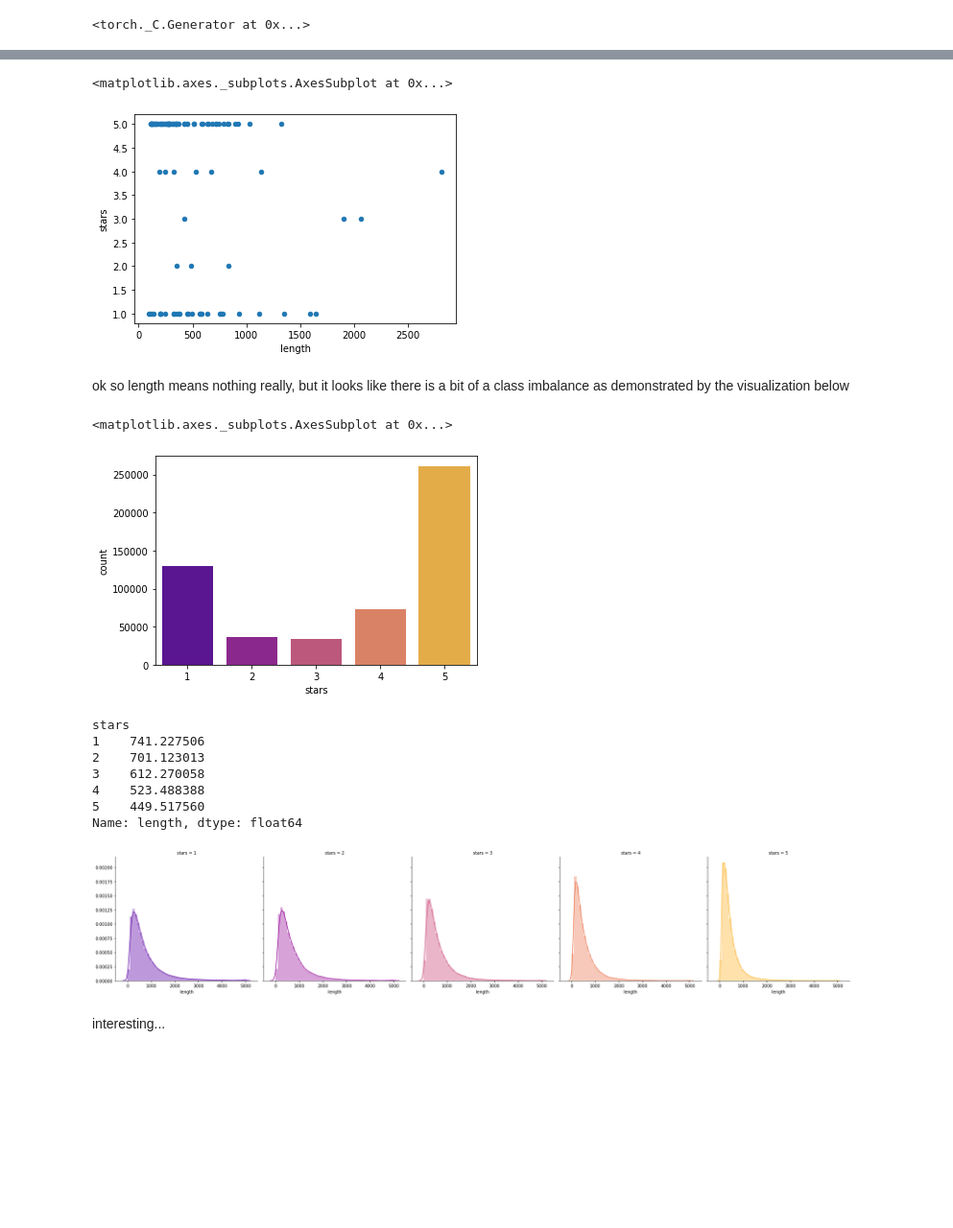
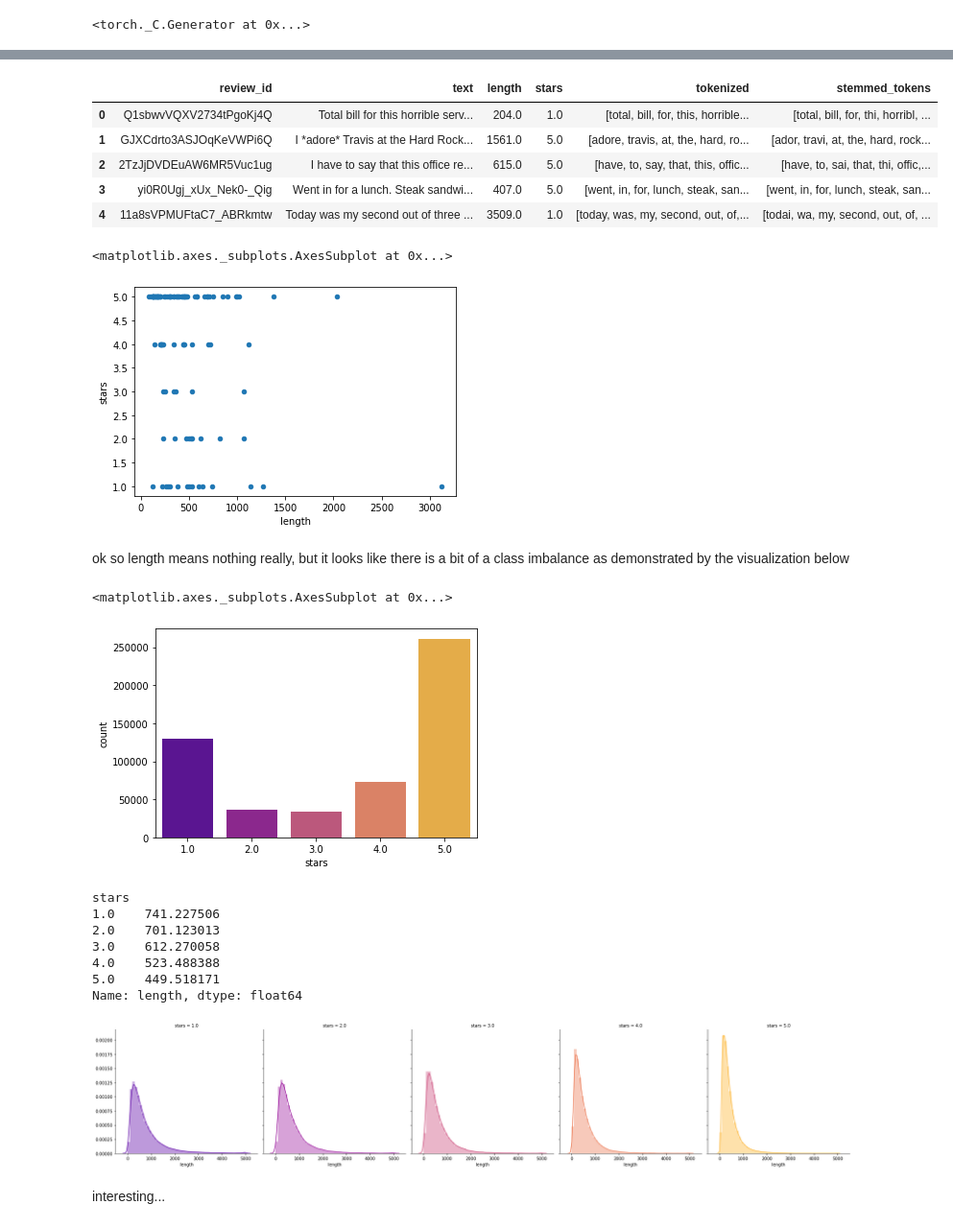
Before and after one commit to tanveed/team-t, a Jupyter notebook: NLP Yelp.ipynb, the cells around one changed output, grey strips where cells are left out. Shown at 96% size. Drawn from its saved outputs; the diff is of its cells as text; code cells hidden in the pictures; blank space fills up the shorter version.

```diff
--- a/NLP Yelp.ipynb
+++ b/NLP Yelp.ipynb
@@ -28,3 +73,3 @@ torch.manual_seed(1) #for reproducibility
 # %%
-yelp = pd.read_json("./yelp_review_training_dataset.jsonl", lines = True)
-yelp.head()
+yelp = pd.read_csv('./output_reviews_top.csv')
+yelp.head();
@@ -38,5 +76,6 @@ yelp.head()
 # %%
-rev_len = yelp['text'].apply(len)
+rev_len = yelp['text'].str.len()
+yelp.drop(columns = ['Unnamed: 0'], axis = 1, inplace = True)
 yelp.insert(2, "length", rev_len, True)
 yelp.head()
 # %% [output]
@@ -48,0 +88,3 @@ yelp.head()
+# %%
+yelp['tokenized'] = [simple_preprocess(str(line), deacc=True) for line in yelp['text']]
+yelp.head()
@@ -49,27 +98,39 @@ yelp.head()
+# %%
+from gensim.parsing.porter import PorterStemmer
+porter_stemmer = PorterStemmer()
+yelp['stemmed_tokens'] = [[porter_stemmer.stem(word) for word in tokens] for tokens in yelp['tokenized']]
+yelp.head()
+# %% [output]
+|  | review_id | text | length | stars | tokenized | stemmed_tokens |
+| 0 | Q1sbwvVQXV2734tPgoKj4Q | Total bill for this horrible serv... | 204.0 | 1.0 | [total, bill, for, this, horrible... | [total, bill, for, thi, horribl, ... |
+| 1 | GJXCdrto3ASJOqKeVWPi6Q | I *adore* Travis at the Hard Rock... | 1561.0 | 5.0 | [adore, travis, at, the, hard, ro... | [ador, travi, at, the, hard, rock... |
+| 2 | 2TzJjDVDEuAW6MR5Vuc1ug | I have to say that this office re... | 615.0 | 5.0 | [have, to, say, that, this, offic... | [have, to, sai, that, thi, offic,... |
+| 3 | yi0R0Ugj_xUx_Nek0-_Qig | Went in for a lunch. Steak sandwi... | 407.0 | 5.0 | [went, in, for, lunch, steak, san... | [went, in, for, lunch, steak, san... |
+| 4 | 11a8sVPMUFtaC7_ABRkmtw | Today was my second out of three ... | 3509.0 | 1.0 | [today, was, my, second, out, of,... | [todai, wa, my, second, out, of, ... |
 # %%
 random_plot = yelp.sample(100)
 random_plot.plot.scatter(x = 'length', y = 'stars')
 # %% [output]
 <matplotlib.axes._subplots.AxesSubplot at 0x...>
-[figure, old version]
+[figure, new version]
 # %% [markdown]
 ok so length means nothing really, but it looks like there is a bit of a class imbalance as demonstrated by the visualization below
 # %%
 sns.countplot(yelp['stars'], palette = 'plasma')
 # %% [output]
 <matplotlib.axes._subplots.AxesSubplot at 0x...>
-[figure, old version]
+[figure, new version]
 # %%
 a = sns.FacetGrid(data = yelp, col = 'stars', hue = 'stars', palette='plasma', size=5)
 a.map(sns.distplot, "length")
 yelp.groupby('stars').mean()['length']
 # %% [output]
 stars
-1    741.227506
-2    701.123013
-3    612.270058
-4    523.488388
-5    449.517560
+1.0    741.227506
+2.0    701.123013
+3.0    612.270058
+4.0    523.488388
+5.0    449.518171
 Name: length, dtype: float64
 [figure]
 # %% [markdown]
```
Also changed, not shown: parts of 17 cells of this notebook.
